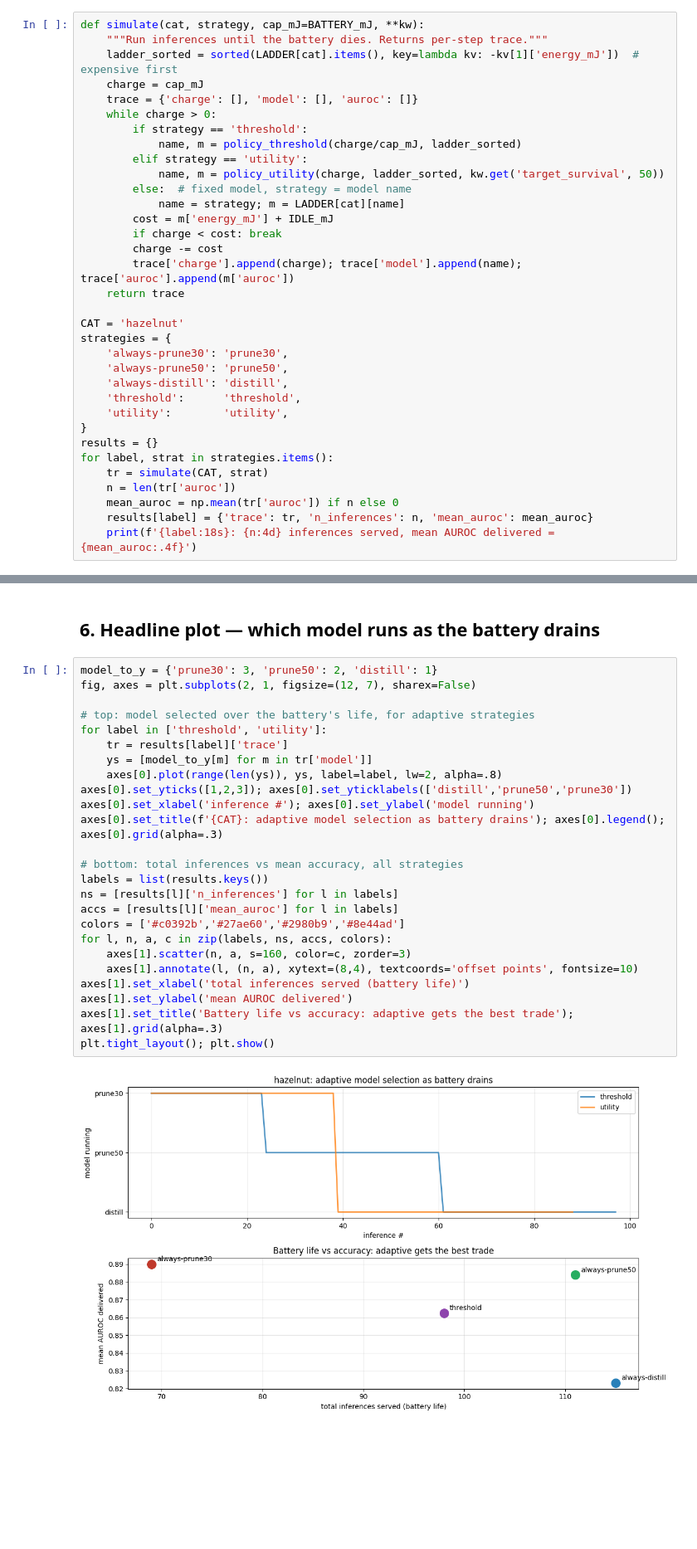
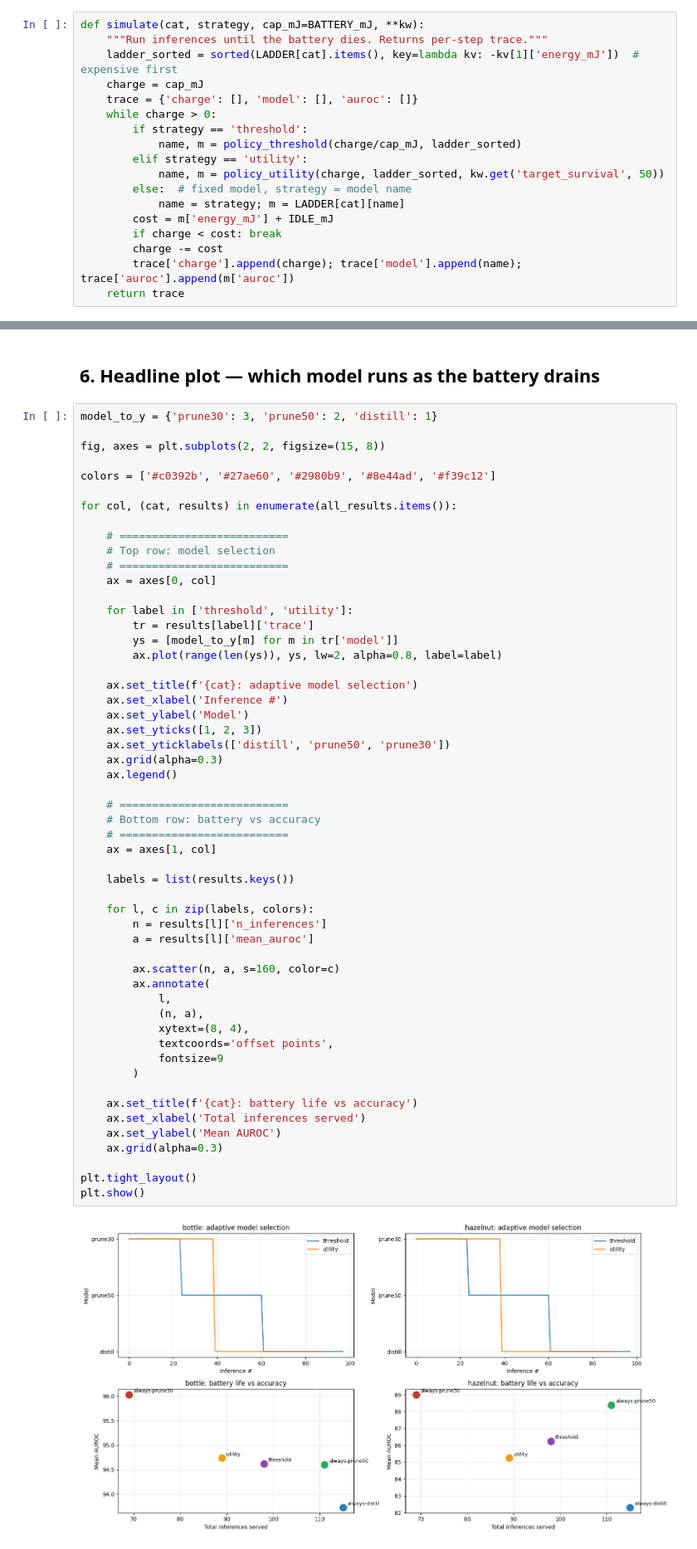
Before and after one commit to ilkabret/LowPowerES, a Jupyter notebook: Final_Project/Stage4_EnergyAdaptive.ipynb, the cells around one changed output, grey strips where cells are left out. Shown at 83% size. Saved outputs shown, nothing was run; the diff lists cells and outputs as text; blank space fills up the shorter version.

Commit message:
Stage4: Comments and Results for both categories

```diff
--- a/Final_Project/Stage4_EnergyAdaptive.ipynb
+++ b/Final_Project/Stage4_EnergyAdaptive.ipynb
@@ -213,19 +266,3 @@ def simulate(cat, strategy, cap_mJ=BATTERY_mJ, **kw):
         charge -= cost
         trace['charge'].append(charge); trace['model'].append(name); trace['auroc'].append(m['auroc'])
     return trace
-
-CAT = 'hazelnut'
-strategies = {
-    'always-prune30': 'prune30',
-    'always-prune50': 'prune50',
-    'always-distill': 'distill',
-    'threshold':      'threshold',
-    'utility':        'utility',
-}
-results = {}
-for label, strat in strategies.items():
-    tr = simulate(CAT, strat)
-    n = len(tr['auroc'])
-    mean_auroc = np.mean(tr['auroc']) if n else 0
-    results[label] = {'trace': tr, 'n_inferences': n, 'mean_auroc': mean_auroc}
-    print(f'{label:18s}: {n:4d} inferences served, mean AUROC delivered = {mean_auroc:.4f}')
@@ -239,28 +308,57 @@ utility           :   89 inferences served, mean AUROC delivered = 0.8525
 ## 6. Headline plot — which model runs as the battery drains
 # %%
 model_to_y = {'prune30': 3, 'prune50': 2, 'distill': 1}
-fig, axes = plt.subplots(2, 1, figsize=(12, 7), sharex=False)
 
-# top: model selected over the battery's life, for adaptive strategies
-for label in ['threshold', 'utility']:
-    tr = results[label]['trace']
-    ys = [model_to_y[m] for m in tr['model']]
-    axes[0].plot(range(len(ys)), ys, label=label, lw=2, alpha=.8)
-axes[0].set_yticks([1,2,3]); axes[0].set_yticklabels(['distill','prune50','prune30'])
-axes[0].set_xlabel('inference #'); axes[0].set_ylabel('model running')
-axes[0].set_title(f'{CAT}: adaptive model selection as battery drains'); axes[0].legend(); axes[0].grid(alpha=.3)
+fig, axes = plt.subplots(2, 2, figsize=(15, 8))
 
-# bottom: total inferences vs mean accuracy, all strategies
-labels = list(results.keys())
-ns = [results[l]['n_inferences'] for l in labels]
-accs = [results[l]['mean_auroc'] for l in labels]
-colors = ['#c0392b','#27ae60','#2980b9','#8e44ad']
-for l, n, a, c in zip(labels, ns, accs, colors):
-    axes[1].scatter(n, a, s=160, color=c, zorder=3)
-    axes[1].annotate(l, (n, a), xytext=(8,4), textcoords='offset points', fontsize=10)
-axes[1].set_xlabel('total inferences served (battery life)')
-axes[1].set_ylabel('mean AUROC delivered')
-axes[1].set_title('Battery life vs accuracy: adaptive gets the best trade'); axes[1].grid(alpha=.3)
-plt.tight_layout(); plt.show()
+colors = ['#c0392b', '#27ae60', '#2980b9', '#8e44ad', '#f39c12']
+
+for col, (cat, results) in enumerate(all_results.items()):
+
+    # ==========================
+    # Top row: model selection
+    # ==========================
+    ax = axes[0, col]
+
+    for label in ['threshold', 'utility']:
+        tr = results[label]['trace']
+        ys = [model_to_y[m] for m in tr['model']]
+        ax.plot(range(len(ys)), ys, lw=2, alpha=0.8, label=label)
+
+    ax.set_title(f'{cat}: adaptive model selection')
+    ax.set_xlabel('Inference #')
+    ax.set_ylabel('Model')
+    ax.set_yticks([1, 2, 3])
+    ax.set_yticklabels(['distill', 'prune50', 'prune30'])
+    ax.grid(alpha=0.3)
+    ax.legend()
+
+    # ==========================
+    # Bottom row: battery vs accuracy
+    # ==========================
+    ax = axes[1, col]
+
+    labels = list(results.keys())
+
+    for l, c in zip(labels, colors):
+        n = results[l]['n_inferences']
+        a = results[l]['mean_auroc']
+
+        ax.scatter(n, a, s=160, color=c)
+        ax.annotate(
+            l,
+            (n, a),
+            xytext=(8, 4),
+            textcoords='offset points',
+            fontsize=9
+        )
+
+    ax.set_title(f'{cat}: battery life vs accuracy')
+    ax.set_xlabel('Total inferences served')
+    ax.set_ylabel('Mean AUROC')
+    ax.grid(alpha=0.3)
+
+plt.tight_layout()
+plt.show()
 # %% [output]
-[figure, old version]
+[figure, new version]
```
Also changed, not shown: parts of 24 cells of this notebook.
